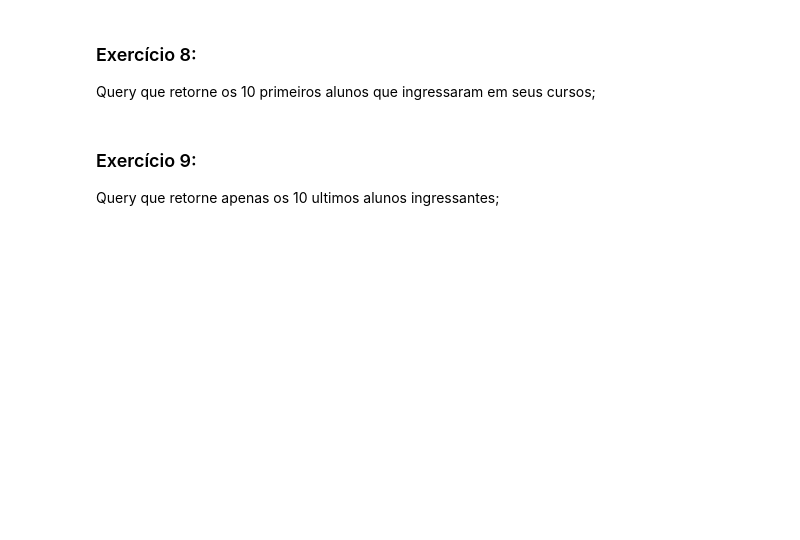
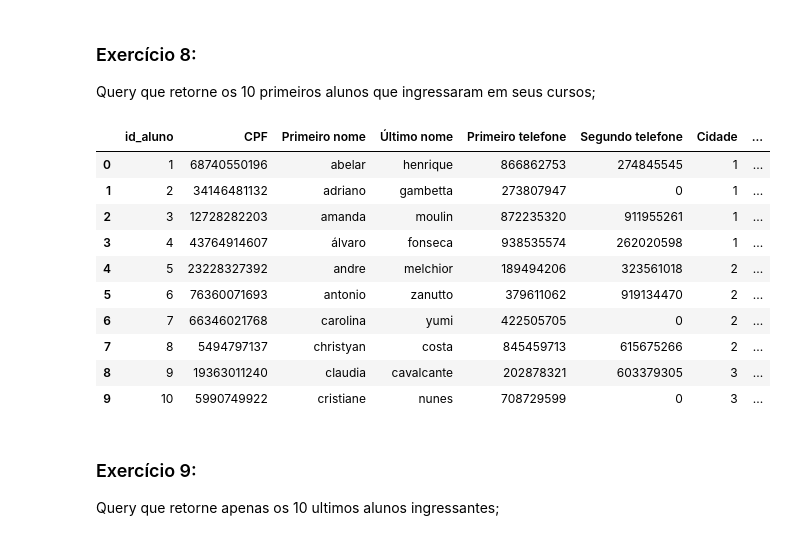
Before and after one commit to carolinarutililima/ADA_Santander, a Jupyter notebook: Banco de Dados I/aula_5.ipynb, the cells around one changed output. Drawn from its saved outputs; the diff is of its cells as text; code cells hidden in the pictures; blank space fills up the shorter version.

```diff
--- a/Banco de Dados I/aula_5.ipynb
+++ b/Banco de Dados I/aula_5.ipynb
@@ -804,6 +912,38 @@ ps.sqldf(query)
 ### Exercício 8:
 
 Query que retorne os 10 primeiros alunos que ingressaram em seus cursos;
+# %%
+query = """
+SELECT
+    id_aluno,
+    cpf AS CPF,
+    primeiro_nome AS "Primeiro nome",
+    ultimo_nome AS "Último nome",
+    telefone_a AS "Primeiro telefone",
+    telefone_b AS "Segundo telefone",
+    id_cidade AS "Cidade",
+    data_ingresso AS "Data de Ingresso"
+FROM
+    alunos
+ORDER BY
+    data_ingresso ASC
+LIMIT 10
+"""
+
+
+ps.sqldf(query)
+# %% [output]
+|  | id_aluno | CPF | Primeiro nome | Último nome | Primeiro telefone | Segundo telefone | Cidade | ... |
+| 0 | 1 | 68740550196 | abelar | henrique | 866862753 | 274845545 | 1 | ... |
+| 1 | 2 | 34146481132 | adriano | gambetta | 273807947 | 0 | 1 | ... |
+| 2 | 3 | 12728282203 | amanda | moulin | 872235320 | 911955261 | 1 | ... |
+| 3 | 4 | 43764914607 | álvaro | fonseca | 938535574 | 262020598 | 1 | ... |
+| 4 | 5 | 23228327392 | andre | melchior | 189494206 | 323561018 | 2 | ... |
+| 5 | 6 | 76360071693 | antonio | zanutto | 379611062 | 919134470 | 2 | ... |
+| 6 | 7 | 66346021768 | carolina | yumi | 422505705 | 0 | 2 | ... |
+| 7 | 8 | 5494797137 | christyan | costa | 845459713 | 615675266 | 2 | ... |
+| 8 | 9 | 19363011240 | claudia | cavalcante | 202878321 | 603379305 | 3 | ... |
+| 9 | 10 | 5990749922 | cristiane | nunes | 708729599 | 0 | 3 | ... |
 # %% [markdown]
 ### Exercício 9:
 
```
Also changed, not shown: parts of 26 cells of this notebook.
